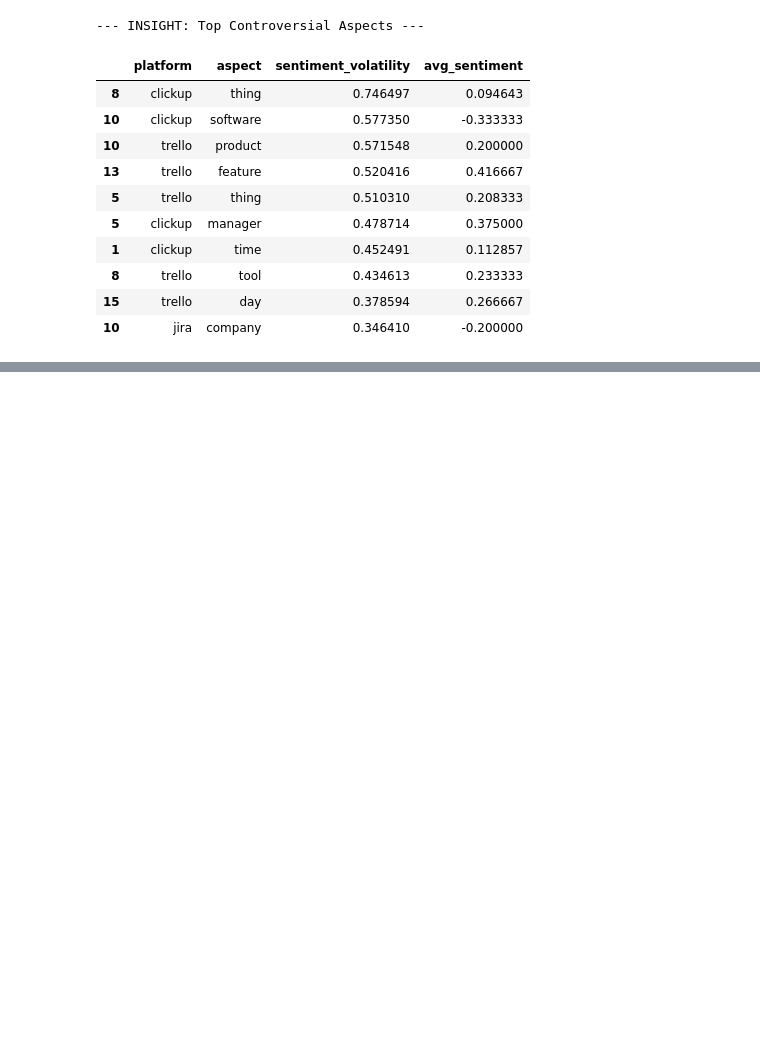
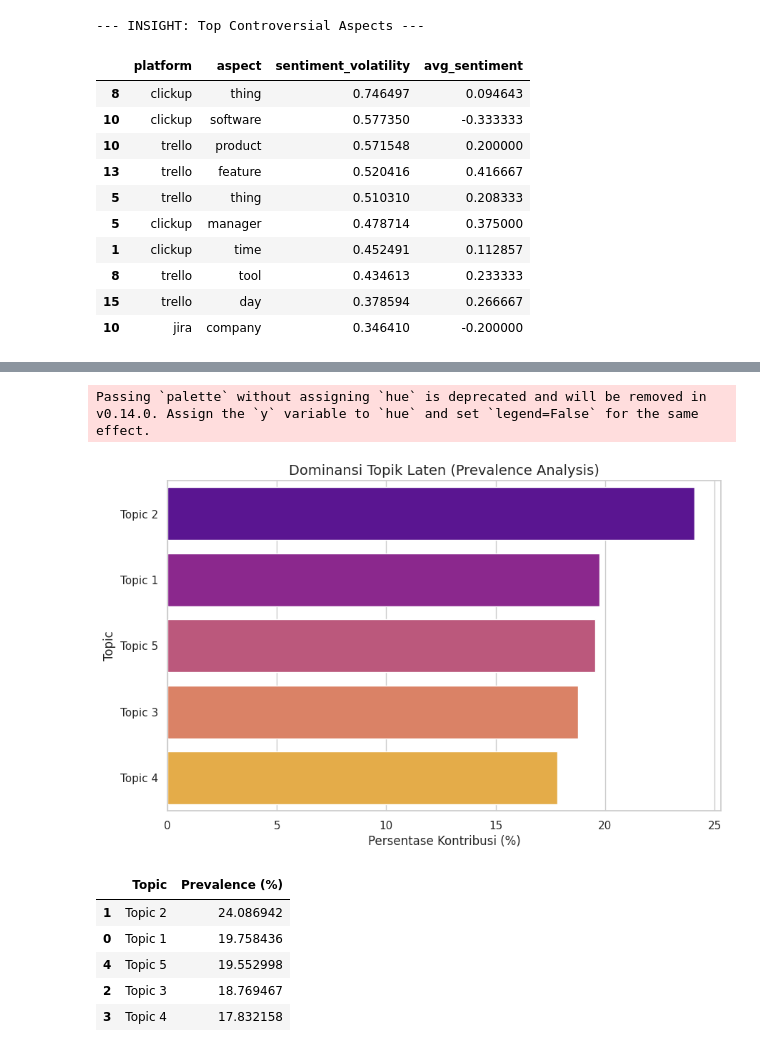
Before and after one commit to LatiefDataVisionary/pm-tools-absa-analysis, a Jupyter notebook: notebook/absa_x.ipynb, the cells around one changed output, grey strips where cells are left out. Saved outputs shown, nothing was run; the diff lists cells and outputs as text; code cells hidden in the pictures; blank space fills up the shorter version.

Commit message:
6. Latent Dirichlet Allocation (LDA): Hidden Topic Discovery

```diff
--- a/notebook/absa_x.ipynb
+++ b/notebook/absa_x.ipynb
@@ -1114,0 +1161,31 @@ identify_polarizing_features(strategic_insights)
+# %%
+def analyze_topic_prevalence(model, dtm):
+    # Calculate the contribution of each topic across all documents
+    topic_contributions = model.transform(dtm)
+    topic_sums = topic_contributions.sum(axis=0)
+    topic_prevalence = (topic_sums / topic_sums.sum()) * 100
+
+    prevalence_df = pd.DataFrame({
+        'Topic': [f'Topic {i+1}' for i in range(len(topic_prevalence))],
+        'Prevalence (%)': topic_prevalence
+    }).sort_values(by='Prevalence (%)', ascending=False)
+
+    plt.figure(figsize=(10, 6))
+    sns.barplot(x='Prevalence (%)', y='Topic', data=prevalence_df, palette='plasma')
+    plt.title('Dominansi Topik Laten (Prevalence Analysis)')
+    plt.xlabel('Persentase Kontribusi (%)')
+    plt.show()
+
+    return prevalence_df
+
+dtm_matrix = tfidf_vec.transform(combined_df['clean_text'])
+analyze_topic_prevalence(lda_model, dtm_matrix)
+# %% [output]
+Passing `palette` without assigning `hue` is deprecated and will be removed in v0.14.0. Assign the `y` variable to `hue` and set `legend=False` for the same effect.
+[figure, added]
+|  | Topic | Prevalence (%) |
+| 1 | Topic 2 | 24.086942 |
+| 0 | Topic 1 | 19.758436 |
+| 4 | Topic 5 | 19.552998 |
+| 2 | Topic 3 | 18.769467 |
+| 3 | Topic 4 | 17.832158 |
```
Also changed, not shown: parts of 14 cells of this notebook.
